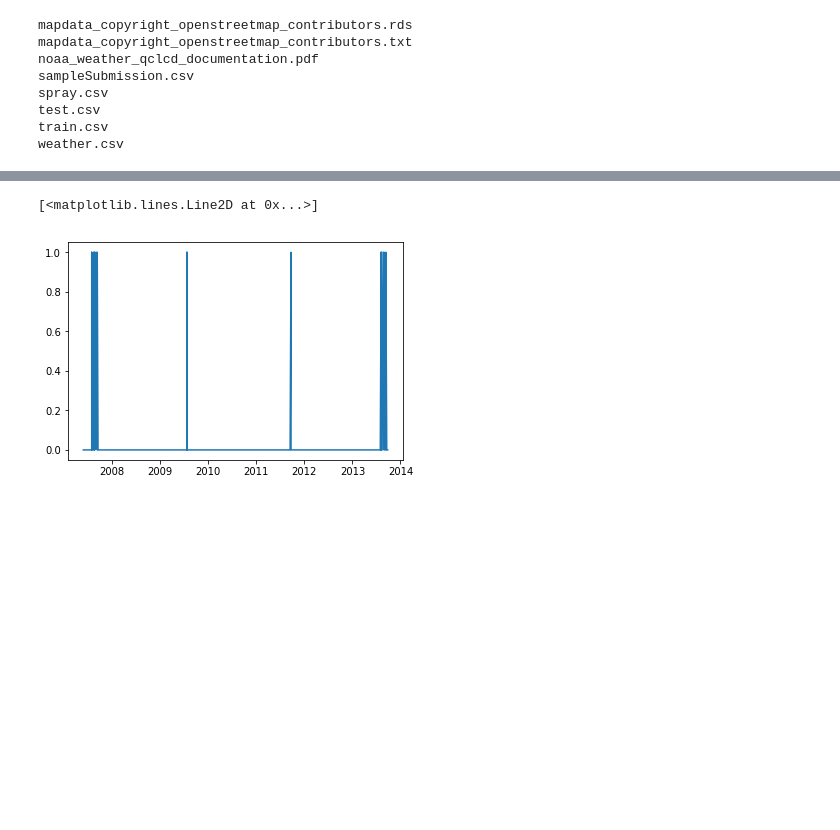
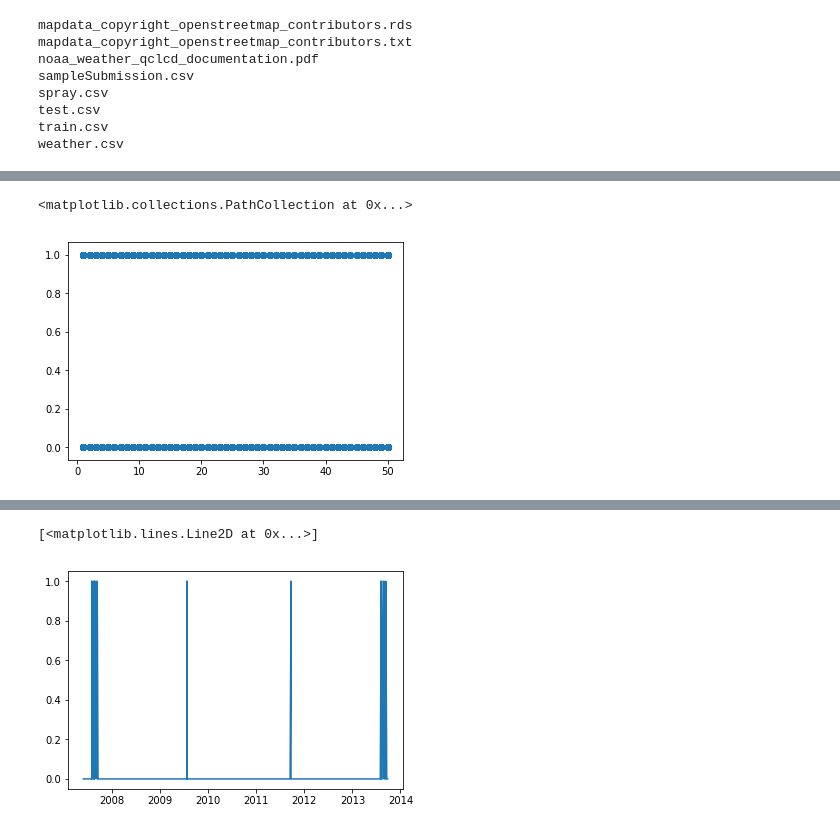
Before and after one commit to mjschillawski/west_nile_virus, a Jupyter notebook: schillawski_wnv.ipynb, the cells around one changed output, grey strips where cells are left out. Drawn from its saved outputs; the diff is of its cells as text; code cells hidden in the pictures; blank space fills up the shorter version.

```diff
--- a/schillawski_wnv.ipynb
+++ b/schillawski_wnv.ipynb
@@ -30,0 +32,5 @@ weather = pd.read_csv('weather.csv')
+# %%
+#test['Date'] = pd.to_datetime(test['Date'])
+train['Date'] = pd.to_datetime(train['Date'])
+spray['Date'] = pd.to_datetime(spray['Date'])
+weather['Date'] = pd.to_datetime(weather['Date'])
@@ -35,3 +89,8 @@ train.head(3)
 | 0 | 2007-05-29 | 4100 North Oak Park Avenue, Chica... | CULEX PIPIENS/RESTUANS | 41 | N OAK PARK AVE | T002 | 4100 N OAK PARK AVE, Chicago, IL | 41.954690 | -87.800991 | ... |
 | 1 | 2007-05-29 | 4100 North Oak Park Avenue, Chica... | CULEX RESTUANS | 41 | N OAK PARK AVE | T002 | 4100 N OAK PARK AVE, Chicago, IL | 41.954690 | -87.800991 | ... |
 | 2 | 2007-05-29 | 6200 North Mandell Avenue, Chicag... | CULEX RESTUANS | 62 | N MANDELL AVE | T007 | 6200 N MANDELL AVE, Chicago, IL | 41.994991 | -87.769279 | ... |
+# %%
+plt.scatter(train['NumMosquitos'],train['WnvPresent'])
+# %% [output]
+<matplotlib.collections.PathCollection at 0x...>
+[figure, added]
```
Also changed, not shown: parts of 9 cells of this notebook.
